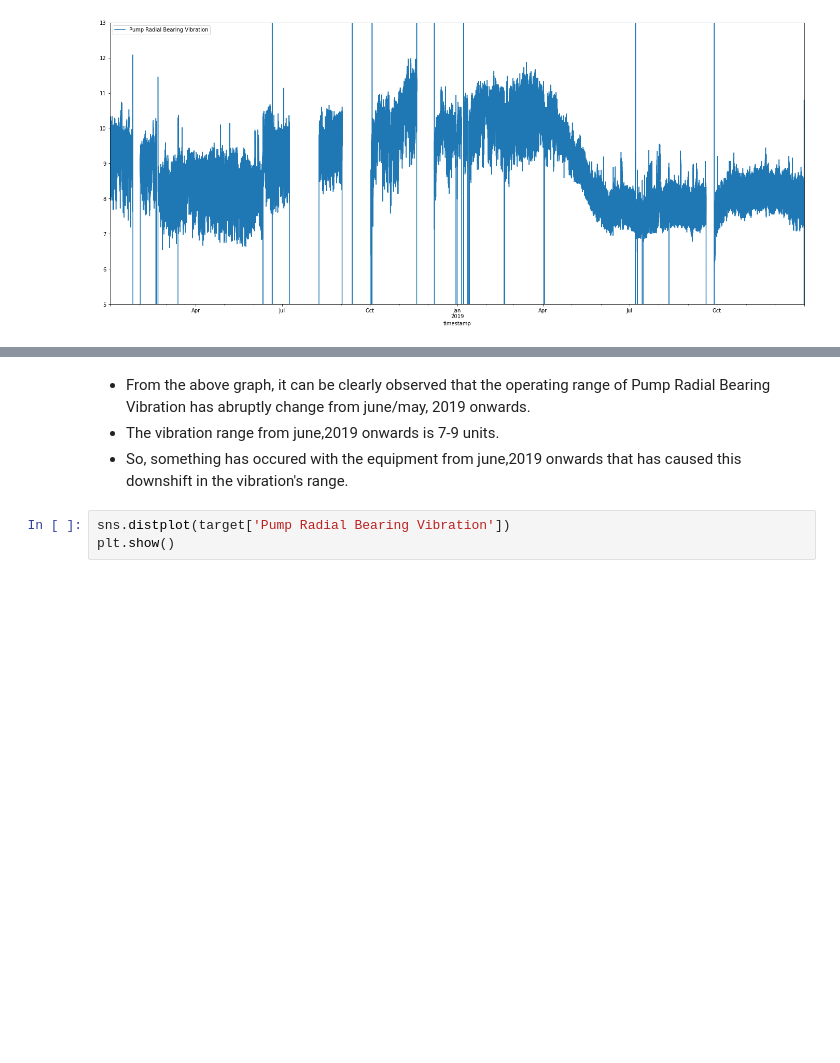
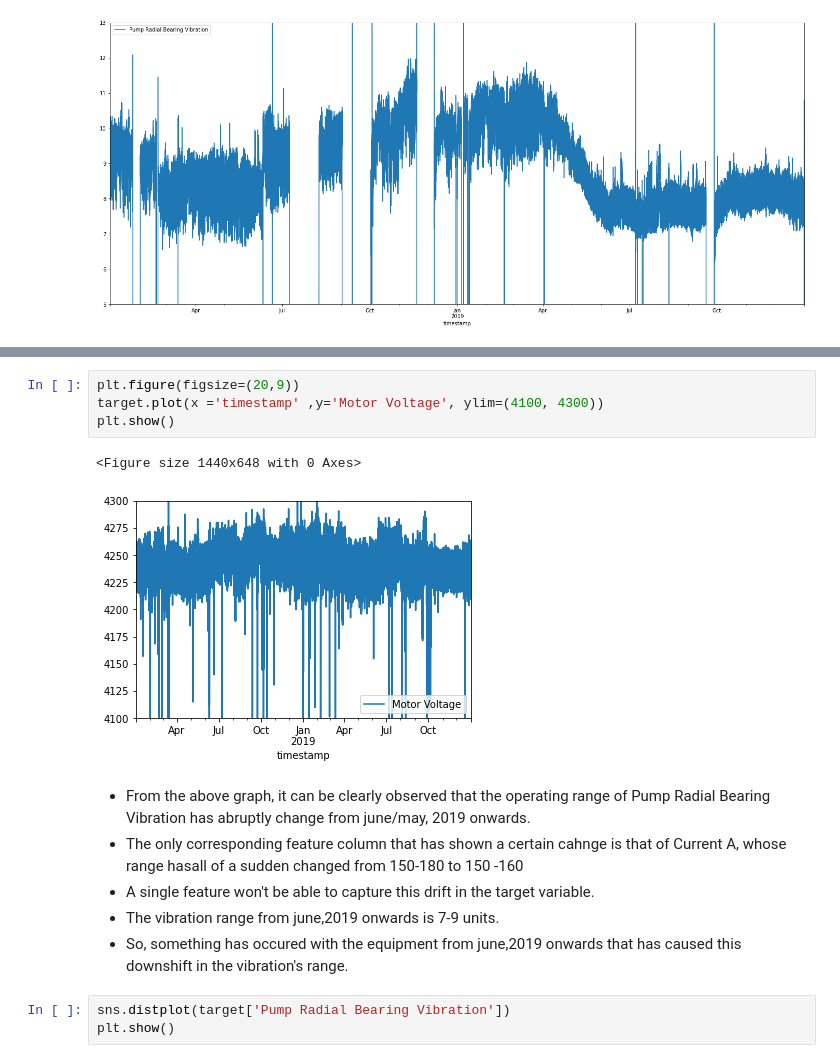
Before and after one commit to sonalS2210/mechademy-hiring-challenge, a Jupyter notebook: modelling.ipynb, the cells around one changed output, grey strips where cells are left out. Saved outputs shown, nothing was run; the diff lists cells and outputs as text; blank space fills up the shorter version.

Commit message:
Update selected columns for prediction

```diff
--- a/modelling.ipynb
+++ b/modelling.ipynb
@@ -580,5 +603,14 @@ plt.show()
+# %%
+plt.figure(figsize=(20,9))
+target.plot(x ='timestamp' ,y='Motor Voltage', ylim=(4100, 4300))
+plt.show()
+# %% [output]
+<Figure size 1440x648 with 0 Axes>
+[figure, added]
 # %% [markdown]
 - From the above graph, it can be clearly observed that the operating range of Pump Radial Bearing Vibration has abruptly change from june/may, 2019 onwards.
+- The only corresponding feature column that has shown a certain cahnge is that of Current A, whose range hasall of a sudden changed from 150-180 to 150 -160
+- A single feature won't be able to capture this drift in the target variable.
 - The vibration range from june,2019 onwards is 7-9 units.
 - So, something has occured with the equipment from june,2019 onwards that has caused this downshift in the vibration's range.
 # %%
```
Also changed, not shown: parts of 21 cells of this notebook, 1 other file.
